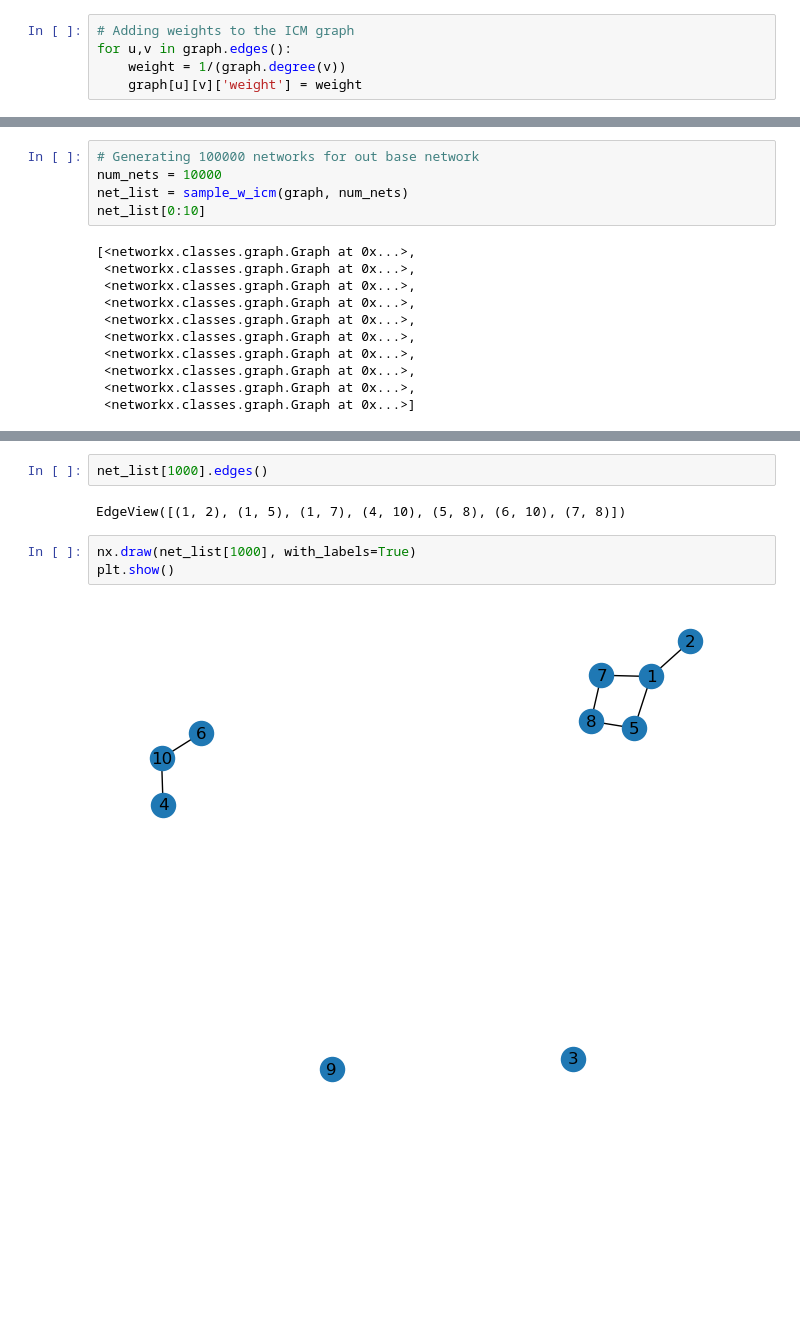
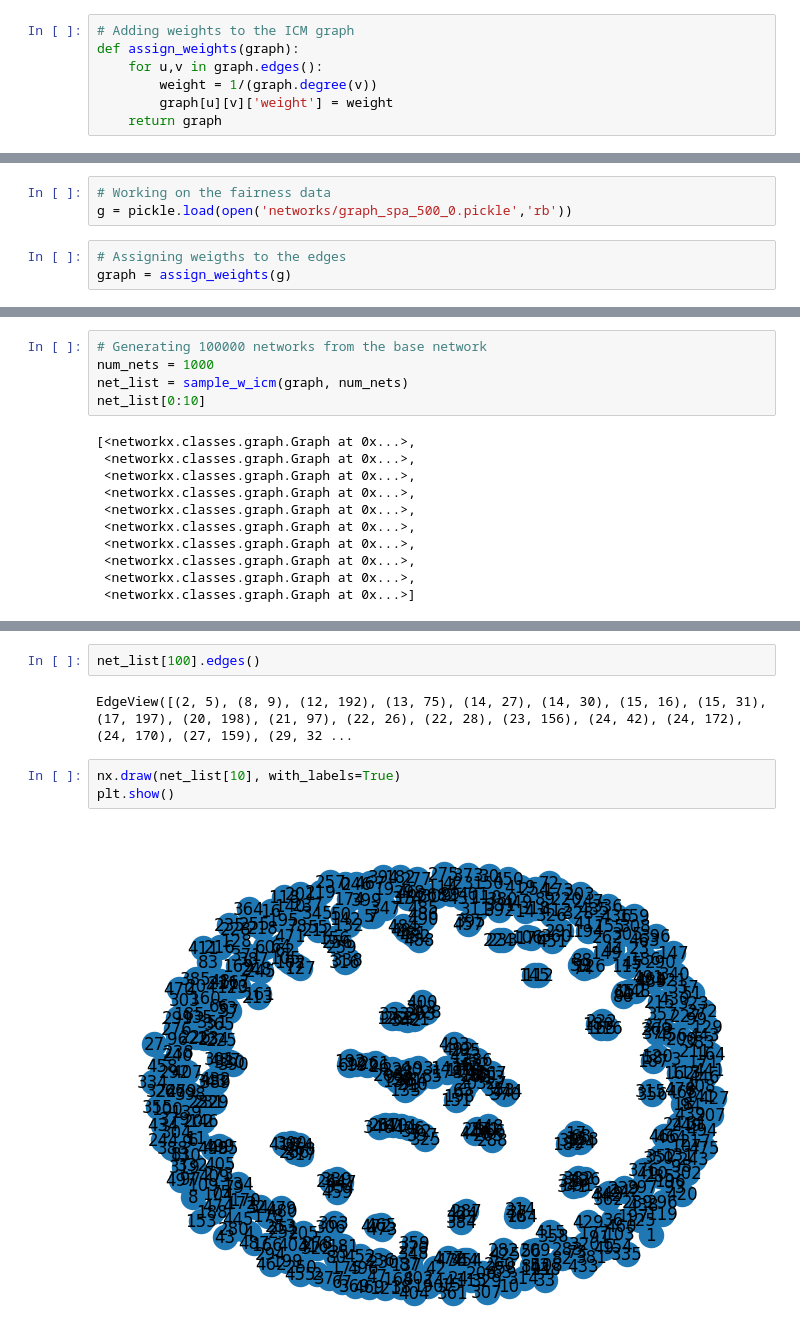
Before and after one commit to twumasimb/maximizing-spread-of-influence-kempe-et-al, a Jupyter notebook: Presentation.ipynb, the cells around one changed output, grey strips where cells are left out. Saved outputs shown, nothing was run; the diff lists cells and outputs as text; blank space fills up the shorter version.

```diff
--- a/Presentation.ipynb
+++ b/Presentation.ipynb
@@ -17,5 +7,7 @@ graph.add_edges_from(edges)
 # %%
 # Adding weights to the ICM graph
-for u,v in graph.edges():
-    weight = 1/(graph.degree(v))
-    graph[u][v]['weight'] = weight
+def assign_weights(graph):
+    for u,v in graph.edges():
+        weight = 1/(graph.degree(v))
+        graph[u][v]['weight'] = weight
+    return graph
@@ -26,3 +70,9 @@ OutEdgeDataView([(1, 2, {'weight': 0.16666666666666666}), (1, 7, {'weight': 0.16
+# %%
+# Working on the fairness data
+g = pickle.load(open('networks/graph_spa_500_0.pickle','rb'))
+# %%
+# Assigning weigths to the edges
+graph = assign_weights(g)
 # %%
 # Drawing the original graph
 nx.draw(graph, with_labels=True)
@@ -46,6 +84,6 @@ def sample_w_icm(g, num_of_networks):
 # %%
-# Generating 100000 networks for out base network
-num_nets = 10000
+# Generating 100000 networks from the base network
+num_nets = 1000
 net_list = sample_w_icm(graph, num_nets)
 net_list[0:10]
 # %% [output]
@@ -66,9 +104,9 @@ NodeView((1, 2, 3, 4, 5, 6, 7, 8, 9, 10))
 # %%
-net_list[1000].edges()
+net_list[100].edges()
 # %% [output]
-EdgeView([(1, 2), (1, 5), (1, 7), (4, 10), (5, 8), (6, 10), (7, 8)])
+EdgeView([(2, 5), (8, 9), (12, 192), (13, 75), (14, 27), (14, 30), (15, 16), (15, 31), (17, 197), (20, 198), (21, 97), (22, 26), (22, 28), (23, 156), (24, 42), (24, 172), (24, 170), (27, 159), (29, 32 ...
 # %%
-nx.draw(net_list[1000], with_labels=True)
+nx.draw(net_list[10], with_labels=True)
 plt.show()
 # %% [output]
-[figure, old version]
+[figure, new version]
```
Also changed, not shown: parts of 14 cells of this notebook.
